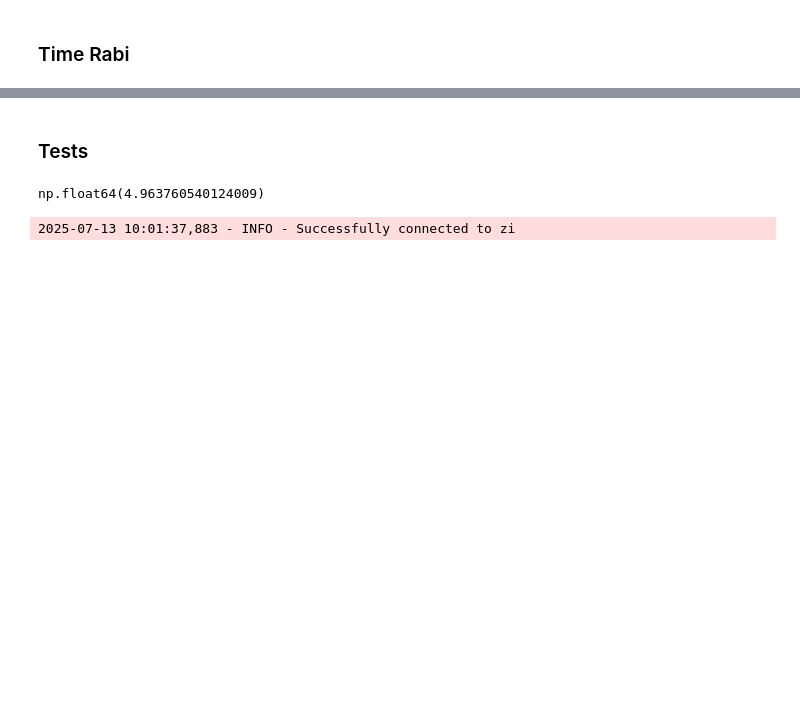
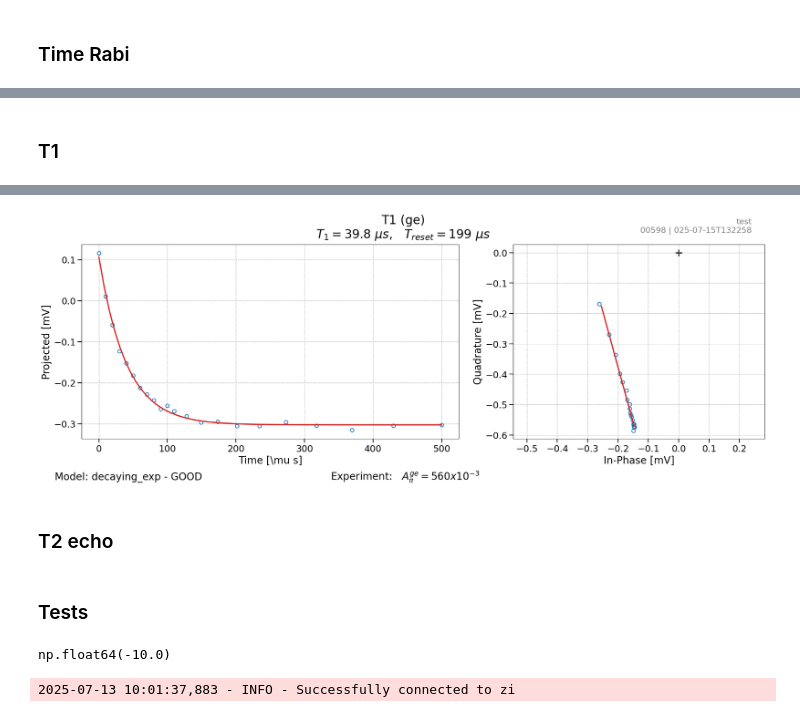
Before and after one commit to SQIL-EPFL/sqil-experiments, a Jupyter notebook: sqil_experiments/measurements/measure.ipynb, the cells around one changed output, grey strips where cells are left out. Saved outputs shown, nothing was run; the diff lists cells and outputs as text; code cells hidden in the pictures; blank space fills up the shorter version.

```diff
--- a/sqil_experiments/measurements/measure.ipynb
+++ b/sqil_experiments/measurements/measure.ipynb
@@ -171,0 +170,30 @@ result = time_rabi.run(
+# %% [markdown]
+### T1
+# %%
+from sqil_experiments.measurements.T1 import T1
+import numpy as np
+from laboneq_applications.experiments.options import (
+    TuneupExperimentOptions,
+)
+from laboneq.dsl.enums import AcquisitionType
+
+T1_value = 100e-6
+
+time = np.hstack(
+    [
+        np.linspace(0, T1_value, 11),
+        np.logspace(np.log(T1_value * 1.1), np.log(5 * T1_value), 11, base=np.e),
+    ]
+)
+
+options =TuneupExperimentOptions()
+options.acquisition_type = AcquisitionType.SPECTROSCOPY
+options.count = 2**11
+
+
+T1_exp = T1()
+result = T1_exp.run(
+    time,
+    options=options,
+)
+# %% [output]
@@ -171,0 +228,3 @@ result = time_rabi.run(
+[figure, added]
+# %% [markdown]
+### T2 echo
@@ -173,9 +259,9 @@ result = time_rabi.run(
 ### Tests
 # %%
 import numpy as np
-10 + 20 * np.log10(0.56)
+10 + 20 * np.log10(0.1)
 # %% [output]
-np.float64(4.963760540124009)
+np.float64(-10.0)
 # %%
 import numpy as np
 from rr_spec import RRSpec, ResonatorSpectroscopyExperimentOptions
```
Also changed, not shown: parts of 5 cells of this notebook, 3 other files.
